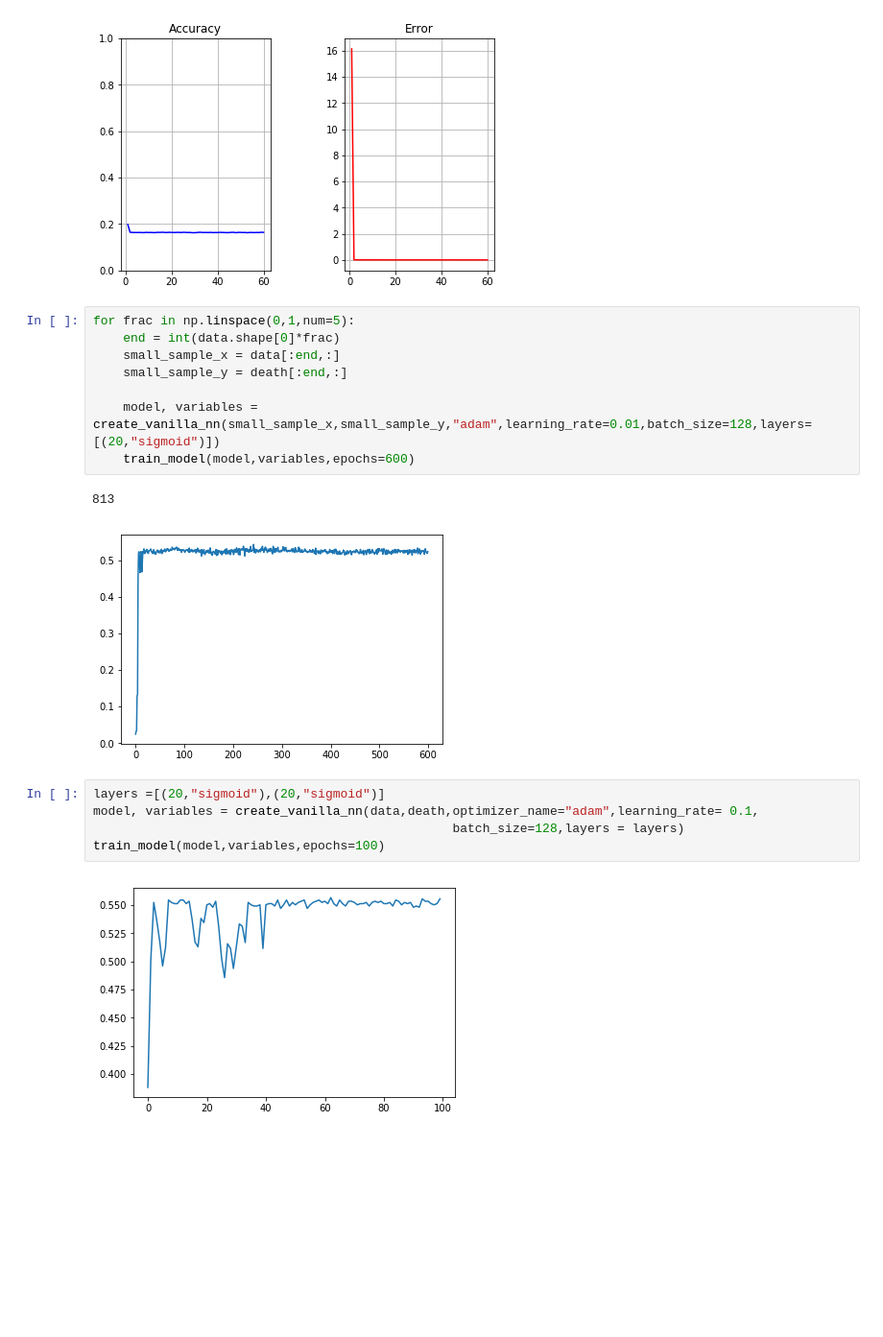
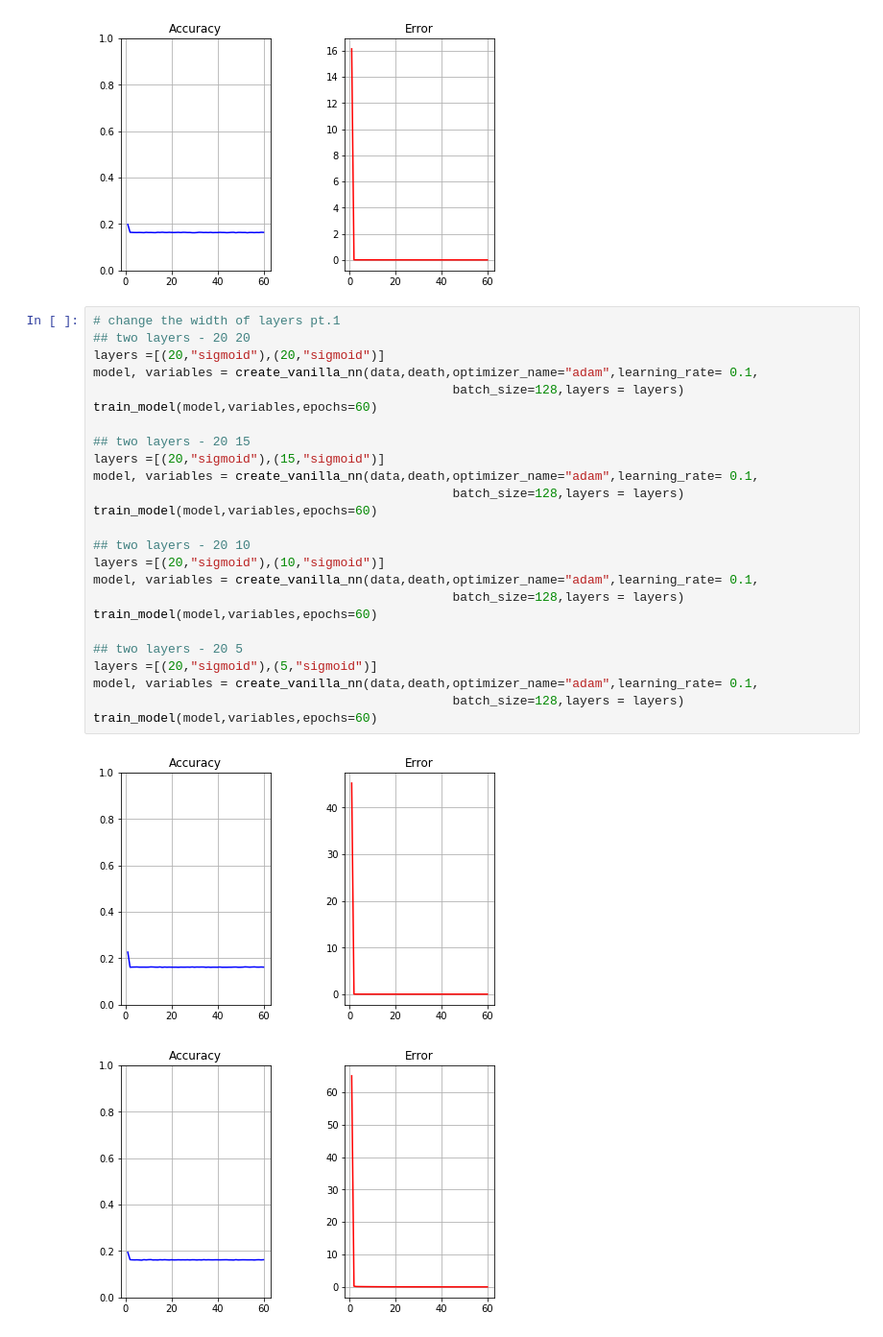
Before and after one commit to noushinquazi/Accidental-Death-ML, a Jupyter notebook: nn_training.ipynb, the cells around one changed output. Shown at 96% size. Drawn from its saved outputs; the diff is of its cells as text; blank space fills up the shorter version.

Commit message:
more nn experiments with width of layers

```diff
--- a/nn_training.ipynb
+++ b/nn_training.ipynb
@@ -38,21 +38,31 @@ train_model(model,variables,epochs=60)
 [figure]
 [figure]
 [figure]
-# %%
-for frac in np.linspace(0,1,num=5):
-    end = int(data.shape[0]*frac)
-    small_sample_x = data[:end,:]
-    small_sample_y = death[:end,:]
-
-    model, variables = create_vanilla_nn(small_sample_x,small_sample_y,"adam",learning_rate=0.01,batch_size=128,layers=[(20,"sigmoid")])
-    train_model(model,variables,epochs=600)
-# %% [output]
-813
-[figure, removed]
-# %%
-layers =[(20,"sigmoid"),(20,"sigmoid")]
-model, variables = create_vanilla_nn(data,death,optimizer_name="adam",learning_rate= 0.1,
-                                                batch_size=128,layers = layers)
-train_model(model,variables,epochs=100)
-# %% [output]
-[figure, removed]
+# %%
+# change the width of layers pt.1
+## two layers - 20 20
+layers =[(20,"sigmoid"),(20,"sigmoid")]
+model, variables = create_vanilla_nn(data,death,optimizer_name="adam",learning_rate= 0.1,
+                                                batch_size=128,layers = layers)
+train_model(model,variables,epochs=60)
+
+## two layers - 20 15
+layers =[(20,"sigmoid"),(15,"sigmoid")]
+model, variables = create_vanilla_nn(data,death,optimizer_name="adam",learning_rate= 0.1,
+                                                batch_size=128,layers = layers)
+train_model(model,variables,epochs=60)
+
+## two layers - 20 10
+layers =[(20,"sigmoid"),(10,"sigmoid")]
+model, variables = create_vanilla_nn(data,death,optimizer_name="adam",learning_rate= 0.1,
+                                                batch_size=128,layers = layers)
+train_model(model,variables,epochs=60)
+
+## two layers - 20 5
+layers =[(20,"sigmoid"),(5,"sigmoid")]
+model, variables = create_vanilla_nn(data,death,optimizer_name="adam",learning_rate= 0.1,
+                                                batch_size=128,layers = layers)
+train_model(model,variables,epochs=60)
+# %% [output]
+[figure, added]
+[figure, added]
```
Also changed, not shown: parts of 2 cells of this notebook.
